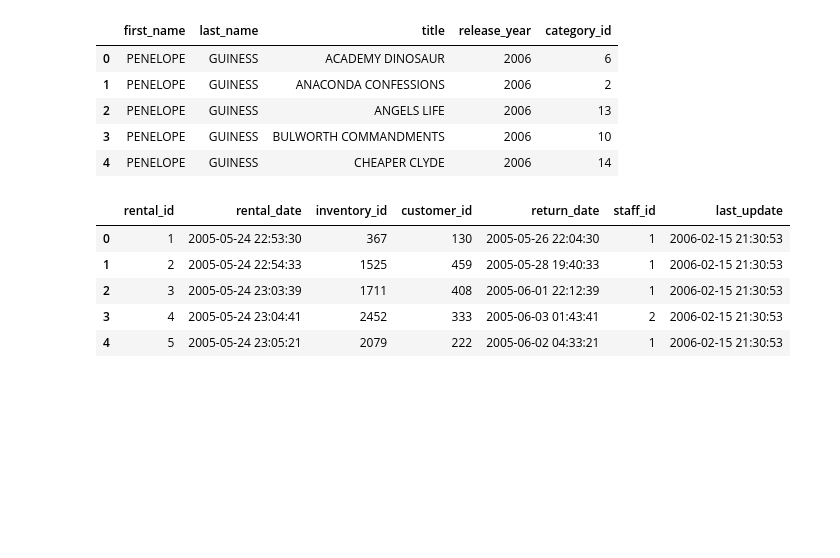
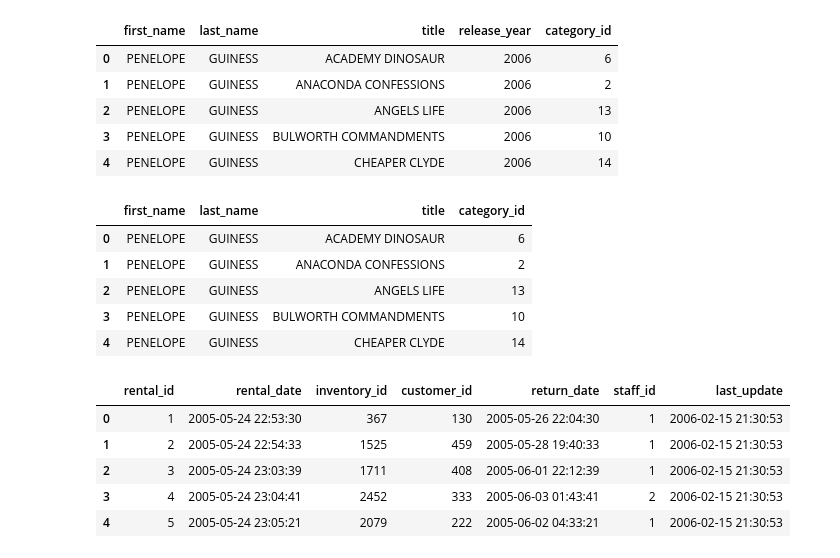
Before and after one commit to JuanGouveia/SQL-Project, a Jupyter notebook: your-code/book.ipynb, the cells around one changed output. Saved outputs shown, nothing was run; the diff lists cells and outputs as text; code cells hidden in the pictures; blank space fills up the shorter version.

```diff
--- a/your-code/book.ipynb
+++ b/your-code/book.ipynb
@@ -239,3 +232,12 @@ data_old.head()
+# %%
+data_old.head()
+# %% [output]
+|  | first_name | last_name | title | category_id |
+| 0 | PENELOPE | GUINESS | ACADEMY DINOSAUR | 6 |
+| 1 | PENELOPE | GUINESS | ANACONDA CONFESSIONS | 2 |
+| 2 | PENELOPE | GUINESS | ANGELS LIFE | 13 |
+| 3 | PENELOPE | GUINESS | BULWORTH COMMANDMENTS | 10 |
+| 4 | PENELOPE | GUINESS | CHEAPER CLYDE | 14 |
 # %%
 data_rent = pd.read_csv('../../data_sql/rental.csv', encoding = 'utf-8', encoding_errors = 'ignore')
 # %%
```
Also changed, not shown: parts of 17 cells of this notebook.
